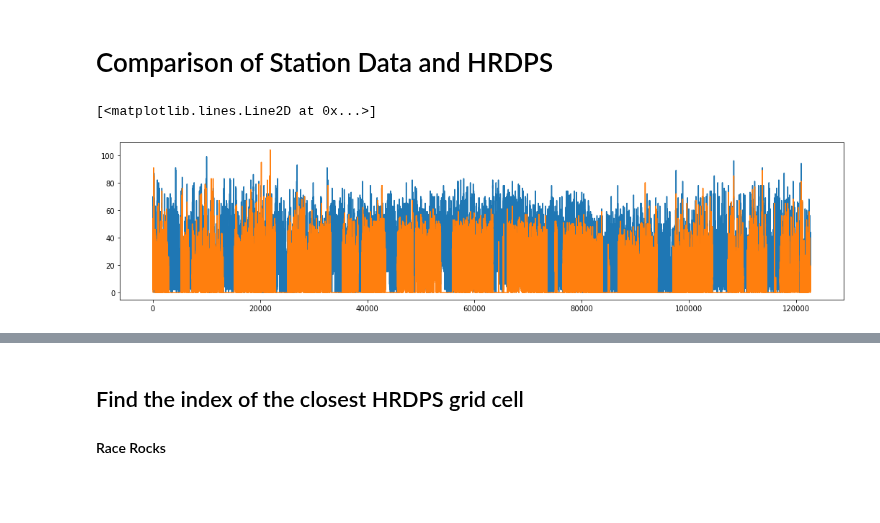
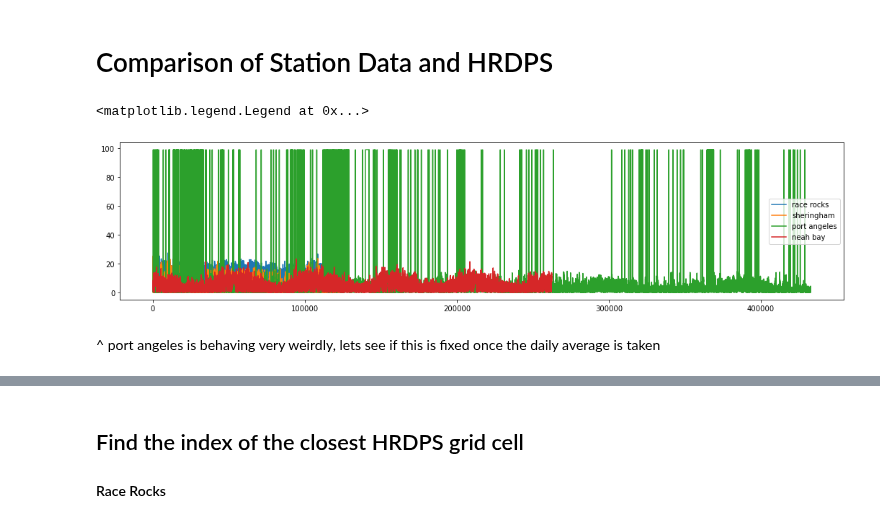
Before and after one commit to rbeutel/eosc510, a Jupyter notebook: Station_HRDPS.ipynb, the cells around one changed output, grey strips where cells are left out. Drawn from its saved outputs; the diff is of its cells as text; code cells hidden in the pictures; blank space fills up the shorter version.

Commit message:
compared HRDPS wind reconstruction to american meteorological stations in the JDF

```diff
--- a/Station_HRDPS.ipynb
+++ b/Station_HRDPS.ipynb
@@ -12,9 +12,16 @@ import math
 hrdps = xr.open_dataset("hrdps_day_avgs_postSep2014.nc")
 racerocks = pd.read_csv("RaceRocks.csv")
 sheringham = pd.read_csv("Sheringham.csv")
+angeles = pd.read_csv("PortAngeles.csv",header=0).drop(axis=0, index=0)
+neah = pd.read_csv("neah.csv",header=0).drop(axis=0, index=0)
 
 hrdps_lat = pd.read_csv('hrdps_lat.csv',header=None)[0].to_numpy()
 hrdps_lon = pd.read_csv('hrdps_lon.csv',header=None)[0].to_numpy()
+# %%
+neah['WDIR']=pd.to_numeric(neah['WDIR'])
+neah['WSPD']=pd.to_numeric(neah['WSPD'])
+angeles['WDIR']=pd.to_numeric(angeles['WDIR'])
+angeles['WSPD']=pd.to_numeric(angeles['WSPD'])
 # %%
 #trim hrdps data to fit into timespan
 a= hrdps.sel(time_counter=slice('2015-01-01T00:00:00.000000000', '2016-02-28T00:00:00.000000000'))
@@ -28,11 +35,16 @@ time2015 = np.delete(time2015,[list(time2015).index(datetime.datetime(2016,2,29)
 # %%
 #plot the wind data at both stations
 plt.figure(figsize=(18,4))
-plt.plot(racerocks['Wind Spd (km/h)'])
-plt.plot(sheringham['Wind Spd (km/h)']) #much more gaps in sheringham wind data (pressure is comparible), focus on racerocks
+plt.plot(racerocks['Wind Spd (km/h)']*1000*(1/3600),label='race rocks')
+plt.plot(sheringham['Wind Spd (km/h)']*1000*(1/3600),label='sheringham') #much more gaps in sheringham wind data (pressure is comparible), focus on racerocks
+plt.plot(angeles['WSPD'],label='port angeles')
+plt.plot(neah['WSPD'],label='neah bay')
+plt.legend()
 # %% [output]
-[<matplotlib.lines.Line2D at 0x...>]
+<matplotlib.legend.Legend at 0x...>
-[figure, old version]
+[figure, new version]
+# %% [markdown]
+^ port angeles is behaving very weirdly, lets see if this is fixed once the daily average is taken
 # %%
 racerocks['Date/Time (LST)']=pd.to_datetime(racerocks['Date/Time (LST)'])
 sheringham['Date/Time (LST)']=pd.to_datetime(sheringham['Date/Time (LST)'])
```
Also changed, not shown: parts of 38 cells of this notebook, 1 other file.
